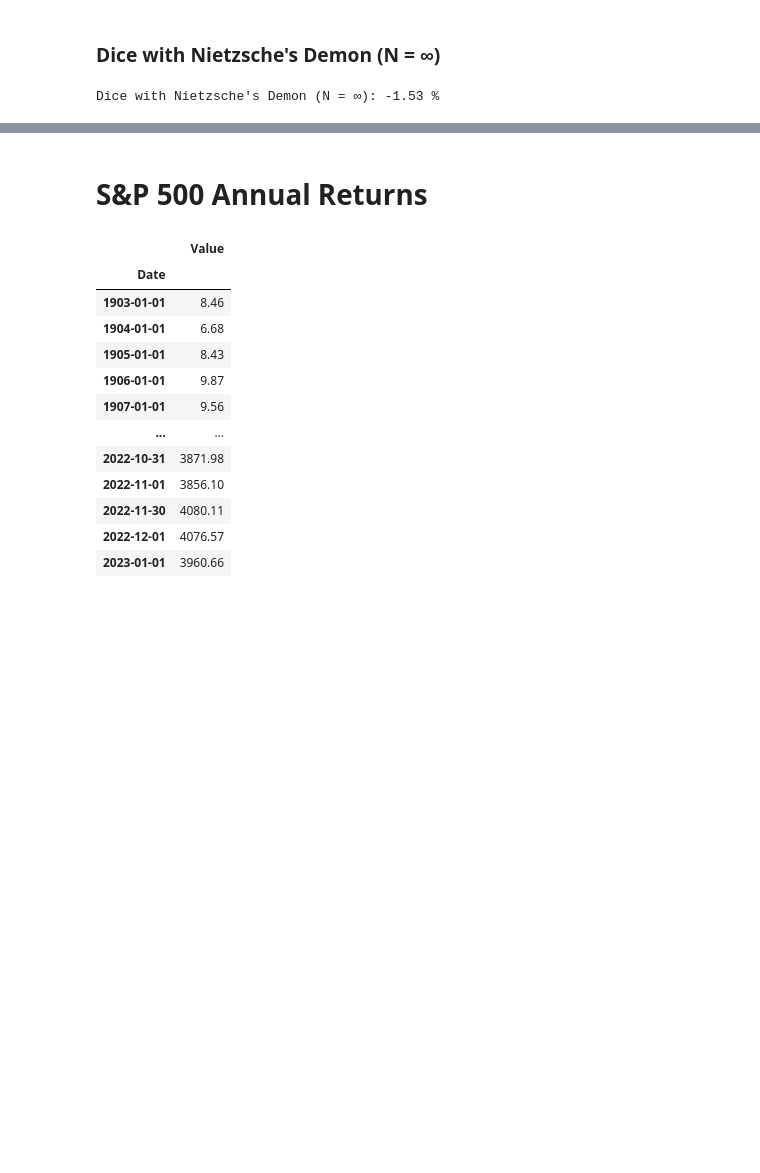
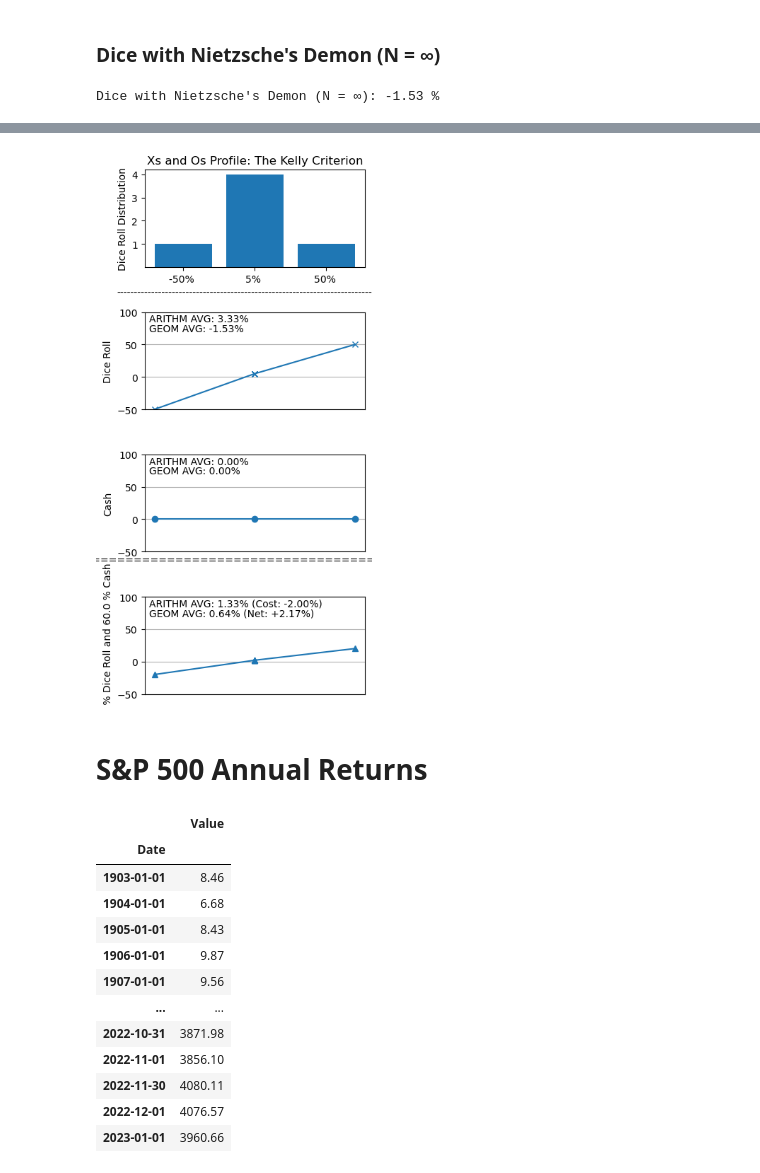
Before and after one commit to niklas-fischer/safehaven, a Jupyter notebook: notebooks/main.ipynb, the cells around one changed output, grey strips where cells are left out. Cells and saved outputs as stored; diff of their text form; code cells hidden in the pictures; blank space fills up the shorter version.

Commit message:
`kellycriterion.py`: Rearranged subchapter to module

```diff
--- a/notebooks/main.ipynb
+++ b/notebooks/main.ipynb
@@ -658,0 +222,4 @@ plot_kelly_criterion(dice_outcomes, cash_outcomes, dice_to_cash_ratio)
+# %%
+# Creating DataFrame with Kelly Criterion results
+df_kelly = kellycriterion.tablemaker(dice_outcomes, cash_outcomes, dice_to_cash_ratio)
+df_kelly
@@ -659,3 +232,7 @@ plot_kelly_criterion(dice_outcomes, cash_outcomes, dice_to_cash_ratio)
+# %%
+kellycriterion.plot_xo_profile(dice_outcomes, cash_outcomes, dice_to_cash_ratio, df_kelly)
+# %% [output]
+[figure, added]
 # %% [markdown]
 # S&P 500 Annual Returns
 # %%
```
Also changed, not shown: parts of 17 cells of this notebook, 1 other file.
